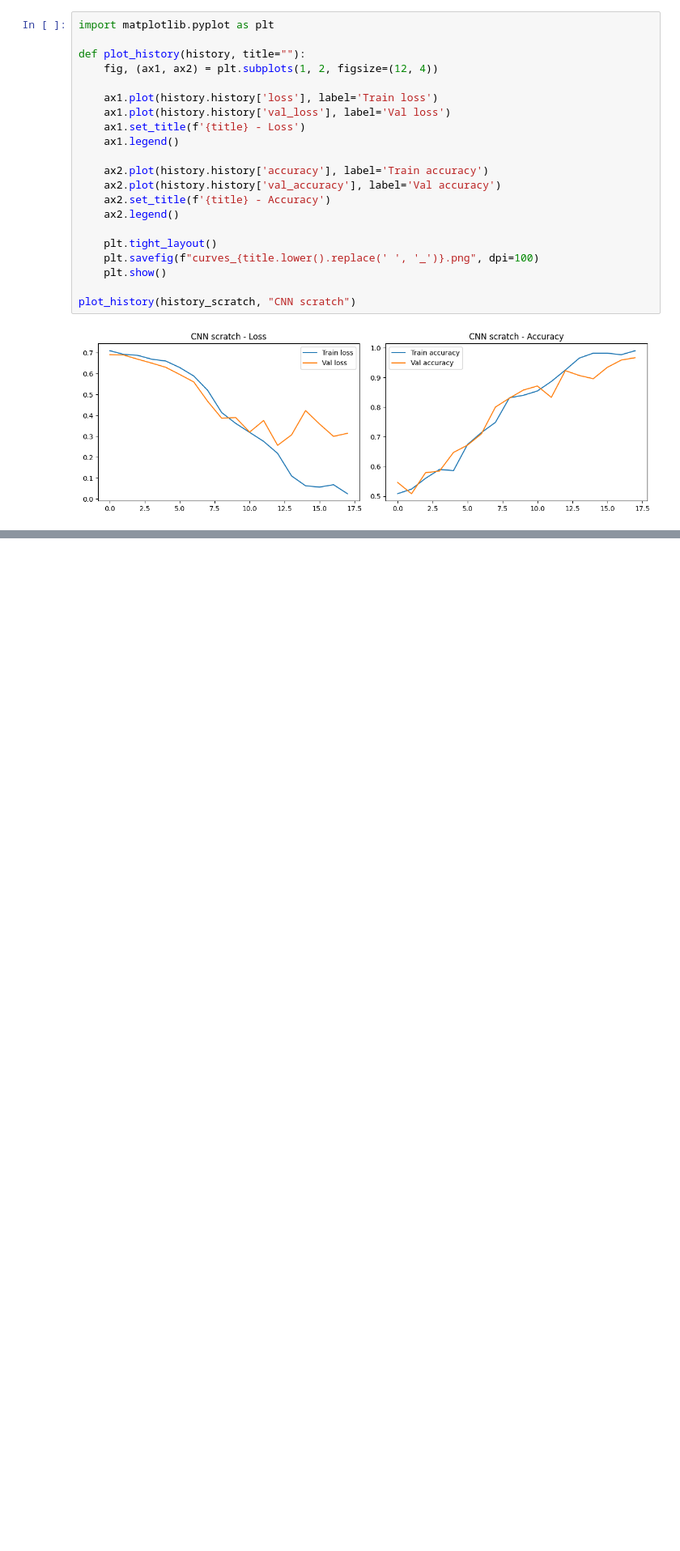
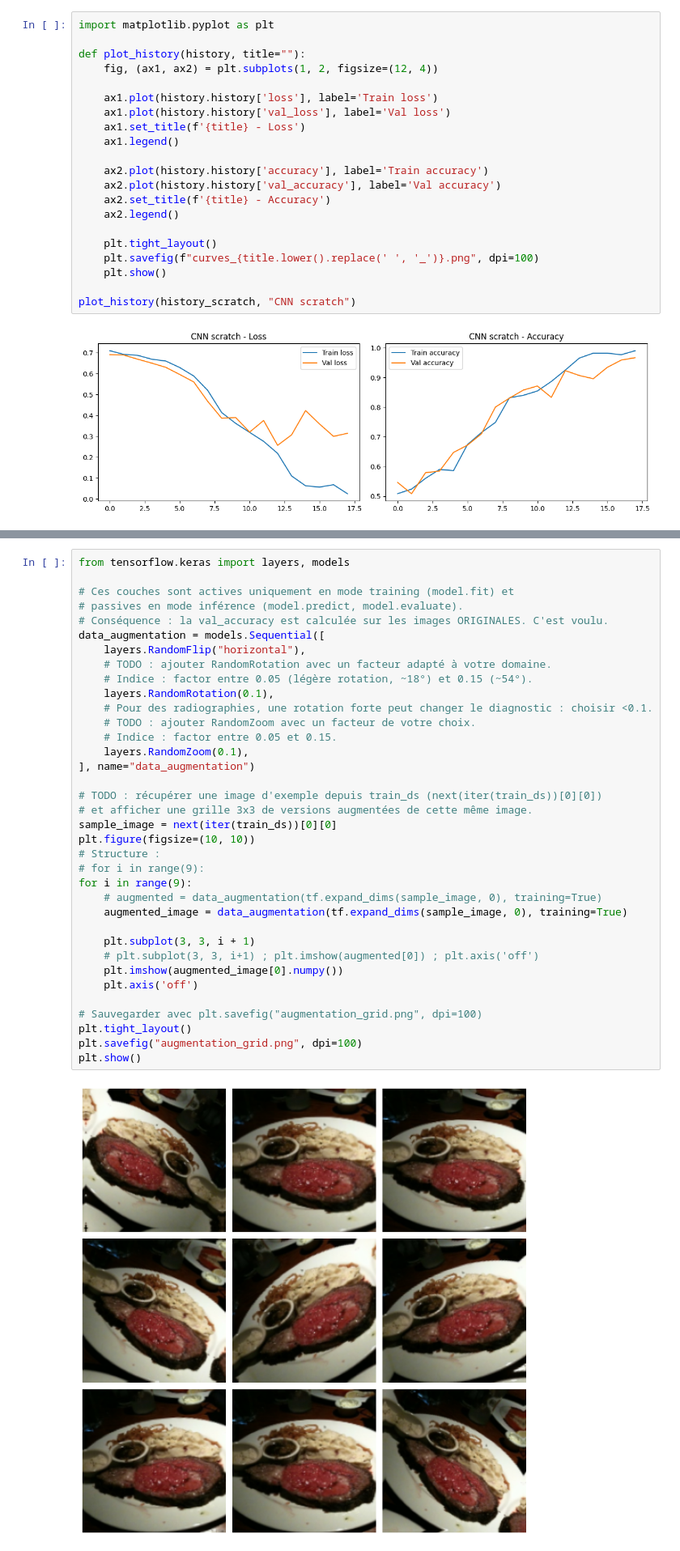
Before and after one commit to Batyeste/deeplearning-j3-cnn_classification_images-CHAUVET, a Jupyter notebook: notebook.ipynb, the cells around one changed output, grey strips where cells are left out. Shown at 81% size. Drawn from its saved outputs; the diff is of its cells as text; blank space fills up the shorter version.

Commit message:
phase 2.1 data augmentation pipeline

```diff
--- a/notebook.ipynb
+++ b/notebook.ipynb
@@ -349,0 +350,38 @@ plot_history(history_scratch, "CNN scratch")
+# %%
+from tensorflow.keras import layers, models
+
+# Ces couches sont actives uniquement en mode training (model.fit) et
+# passives en mode inférence (model.predict, model.evaluate).
+# Conséquence : la val_accuracy est calculée sur les images ORIGINALES. C'est voulu.
+data_augmentation = models.Sequential([
+    layers.RandomFlip("horizontal"),
+    # TODO : ajouter RandomRotation avec un facteur adapté à votre domaine.
+    # Indice : factor entre 0.05 (légère rotation, ~18°) et 0.15 (~54°).
+    layers.RandomRotation(0.1),
+    # Pour des radiographies, une rotation forte peut changer le diagnostic : choisir <0.1.
+    # TODO : ajouter RandomZoom avec un facteur de votre choix.
+    # Indice : factor entre 0.05 et 0.15.
+    layers.RandomZoom(0.1),
+], name="data_augmentation")
+
+# TODO : récupérer une image d'exemple depuis train_ds (next(iter(train_ds))[0][0])
+# et afficher une grille 3x3 de versions augmentées de cette même image.
+sample_image = next(iter(train_ds))[0][0]
+plt.figure(figsize=(10, 10))
+# Structure :
+# for i in range(9):
+for i in range(9):
+    # augmented = data_augmentation(tf.expand_dims(sample_image, 0), training=True)
+    augmented_image = data_augmentation(tf.expand_dims(sample_image, 0), training=True)
+
+    plt.subplot(3, 3, i + 1)
+    # plt.subplot(3, 3, i+1) ; plt.imshow(augmented[0]) ; plt.axis('off')
+    plt.imshow(augmented_image[0].numpy())
+    plt.axis('off')
+
+# Sauvegarder avec plt.savefig("augmentation_grid.png", dpi=100)
+plt.tight_layout()
+plt.savefig("augmentation_grid.png", dpi=100)
+plt.show()
+# %% [output]
+[figure, added]
```
Also changed, not shown: parts of 1 cell of this notebook, 1 other file.
